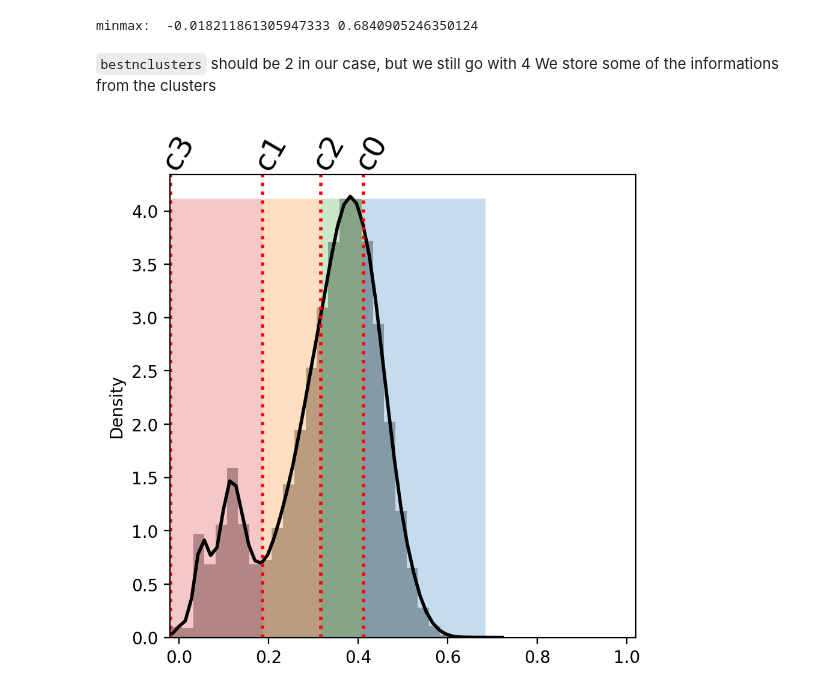
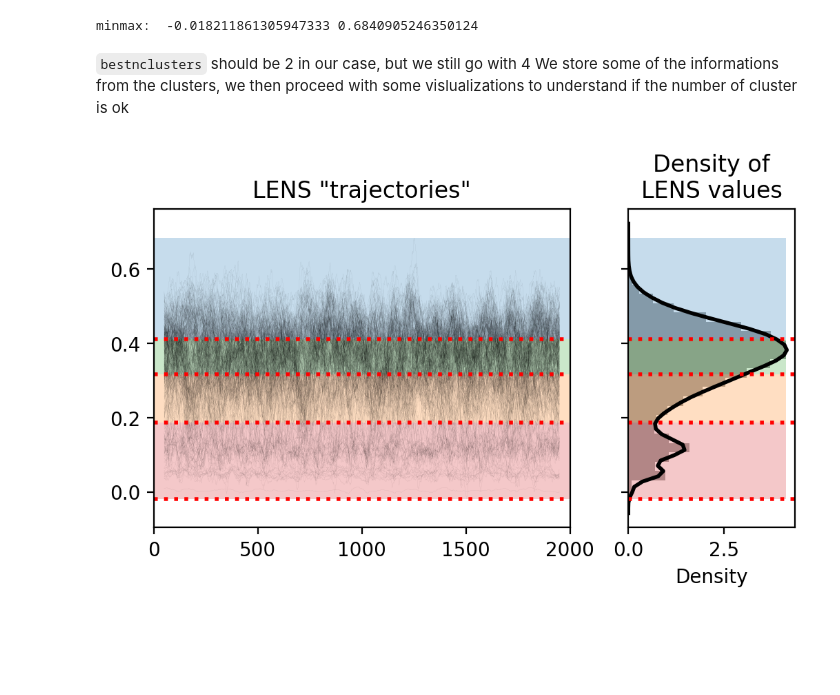
Before and after one commit to GMPavanLab/cpctools, a Jupyter notebook: Examples/LENS.ipynb, the cells around one changed output. Drawn from its saved outputs; the diff is of its cells as text; code cells hidden in the pictures; blank space fills up the shorter version.

Commit message:
LENS plots the NP

```diff
--- a/Examples/LENS.ipynb
+++ b/Examples/LENS.ipynb
@@ -137,7 +138,7 @@ fig, ax = plt.subplots(1, figsize=(5, 5), dpi=200)
 _ = ax.plot(range(2, 12), scores)
 # %% [markdown]
 `bestnclusters` should be 2 in our case, but we still go with 4
-We store some of the informations from the clusters
+We store some of the informations from the clusters, we then proceed with some vislualizations to understand if the number of cluster is ok
 # %%
 bestnclusters = 4
 clusters = KMeans(bestnclusters).fit_predict(dataToFit.reshape(-1, 1))
@@ -148,39 +149,53 @@ for i in range(bestnclusters):
     data_KM[i]["min"] = np.min(data_KM[i]["elements"])
     data_KM[i]["max"] = np.max(data_KM[i]["elements"])
 # %%
-fig, ax = plt.subplots(1, figsize=(5, 5), dpi=200)
-hist = ax.hist(dataToFit, alpha=0.7, color="gray", bins="doane", density=True)
-height = np.max(hist[0])
-ax.set_xlim([-0.02, 1.02])
+fig, axes = plt.subplots(
+    1, 2, figsize=(6, 3), dpi=200, width_ratios=[3, 1.2], sharey=True
+)
+
+for flns in filteredLENS:
+    axes[0].plot(
+        savGolPrint[windowToUSE],
+        flns[windowToUSE],
+        color="k",
+        linewidth=0.01,
+        # alpha=0.9,
+    )
+hist = axes[1].hist(
+    dataToFit,
+    alpha=0.7,
+    color="gray",
+    bins="doane",
+    density=True,
+    orientation="horizontal",
+)
 kde = kdeplot(
-    data=dataToFit,
+    y=dataToFit,
     bw_adjust=1.5,
     linewidth=2,
     color="black",
     # gridsize=500,
     gridsize=2 * (hist[1].shape[0] - 1),
-    ax=ax,
+    ax=axes[1],
 )
+axes[0].set_title('LENS "trajectories"')
+axes[0].set_xlim(0,len(savGolPrint))
+axes[1].set_title("Density of\nLENS values")
+height = np.max(hist[0])
 for cname, data in data_KM.items():
     # center = delta+data['min']
     bin_size = data["max"] - data["min"]
-    ax.bar(
-        x=data["min"],
-        height=height,
-        width=bin_size,
-        align="edge",
-        alpha=0.25,
-        # color=colors[idx_m],
-        linewidth=2,
-    )
+    for i, ax in enumerate(axes):
+        ax.barh(
+            y=data["min"],
+            width=len(savGolPrint) if i == 0 else height,
+            height=bin_size,
+            align="edge",
+            alpha=0.25,
+            # color=colors[idx_m],
+            linewidth=2,
+        )
 
-    ax.axvline(x=data["min"], c="red", linewidth=2, linestyle=":")
-    ax.text(
-        data["min"] - 0.03,
-        ax.get_ylim()[1] + 0.05,
-        f"c{cname}",
-        rotation=60,
-        fontsize=18,
-    )
+        ax.axhline(y=data["min"], c="red", linewidth=2, linestyle=":")
 # %% [output]
-[figure, old version]
+[figure, new version]
```
Also changed, not shown: parts of 5 cells of this notebook.
